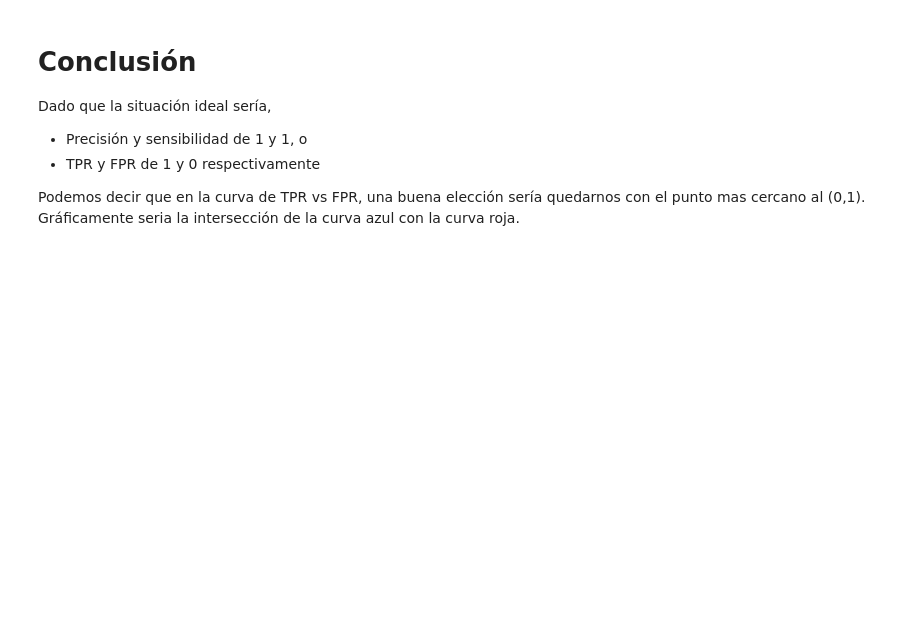
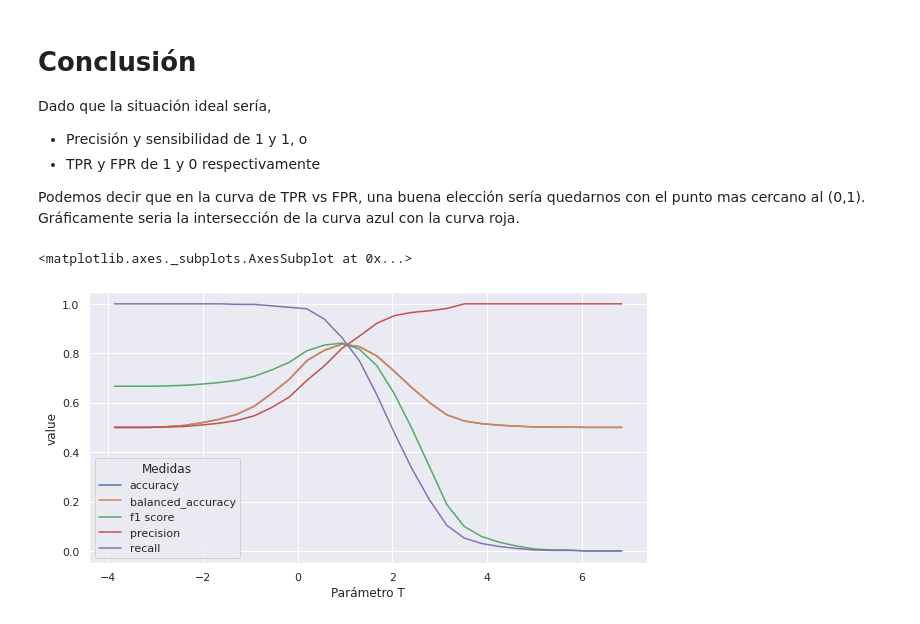
Before and after one commit to DarkMagicianK/Aprendizaje_de_Maquina2022, a Jupyter notebook: Tp2/Tp2_ejercicio2.ipynb, the cells around one changed output. Cells and saved outputs as stored; diff of their text form; code cells hidden in the pictures; blank space fills up the shorter version.

Commit message:
Pd: mas metricas

```diff
--- a/Tp2/Tp2_ejercicio2.ipynb
+++ b/Tp2/Tp2_ejercicio2.ipynb
@@ -147,3 +145,44 @@ Dado que la situación ideal sería,
 * TPR y FPR de 1 y 0 respectivamente
 
 Podemos decir que en la curva de TPR vs FPR, una buena elección sería quedarnos con el punto mas cercano al (0,1). Gráficamente seria la intersección de la curva azul con la curva roja.
+# %%
+#@title Pd: Mas metricas...con sklearn
+def metricas(X,y,y_pred,average):
+  from sklearn.neighbors import KNeighborsClassifier
+  from sklearn import metrics
+
+  #score = knn.score(X,y)
+  m_accuracy = metrics.accuracy_score(y,y_pred)
+  m_balanced_accuracy = metrics.balanced_accuracy_score(y,y_pred)
+  m_f1 = metrics.f1_score(y,y_pred, average=average)
+  m_precision = metrics.precision_score(y,y_pred, average=average,zero_division=1)
+  m_recall = metrics.recall_score(y,y_pred, average=average,zero_division=0)
+
+  return m_accuracy,m_balanced_accuracy,m_f1,m_precision,m_recall
+
+# --------------------------------------------------------
+sp = T_vec.shape # vector de umbrales
+average = 'binary' #'weighted'
+m_accuracy = np.zeros(sp)
+m_balanced_accuracy = np.zeros(sp)
+m_f1 = np.zeros(sp)
+m_precision = np.zeros(sp)
+m_recall = np.zeros(sp)
+
+# Fiteo
+X = dataset['x']
+y = dataset['Clase']
+
+for k in range(T_vec.size):
+    T = T_vec[k];
+    y_pred = clasificador(dataset['x'],T);
+    m_accuracy[k],m_balanced_accuracy[k],m_f1[k],m_precision[k],m_recall[k] = metricas(X,y,y_pred,average)
+
+df_score = pd.DataFrame({'Parámetro T':T_vec,'accuracy': m_accuracy,'balanced_accuracy': m_balanced_accuracy,
+                        'f1 score':m_f1,'precision':m_precision,'recall':m_recall})
+
+_,ax = plt.subplots(figsize=(10, 5))
+sns.lineplot(data=pd.melt(df_score, 'Parámetro T',var_name='Medidas'),x='Parámetro T', y='value', hue='Medidas',ax=ax )
+# %% [output]
+<matplotlib.axes._subplots.AxesSubplot at 0x...>
+[figure, added]
```
Also changed, not shown: parts of 3 cells of this notebook.
